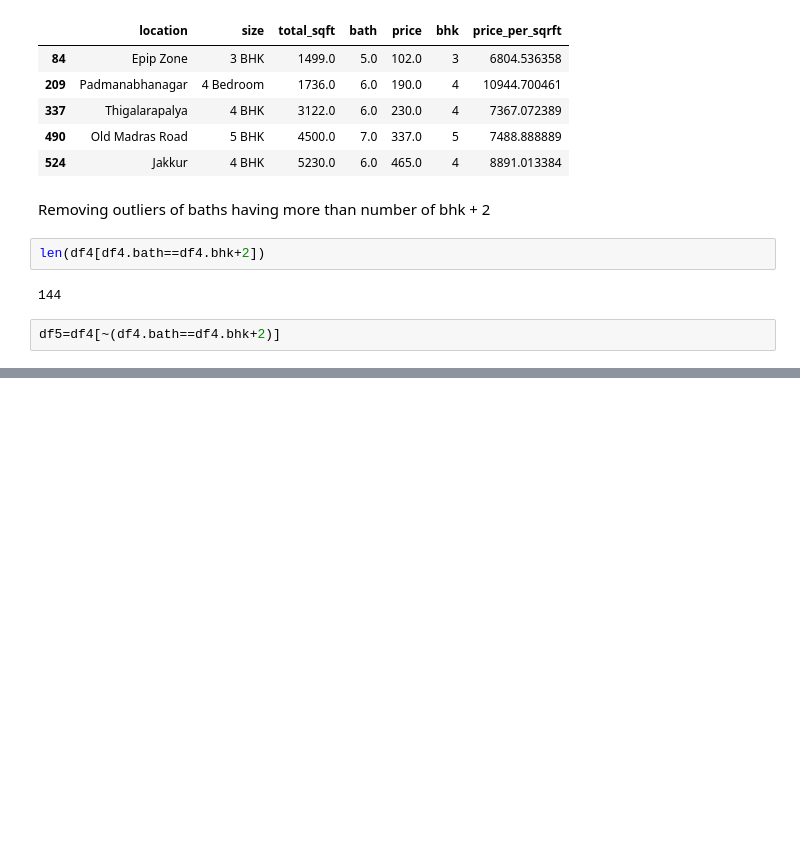
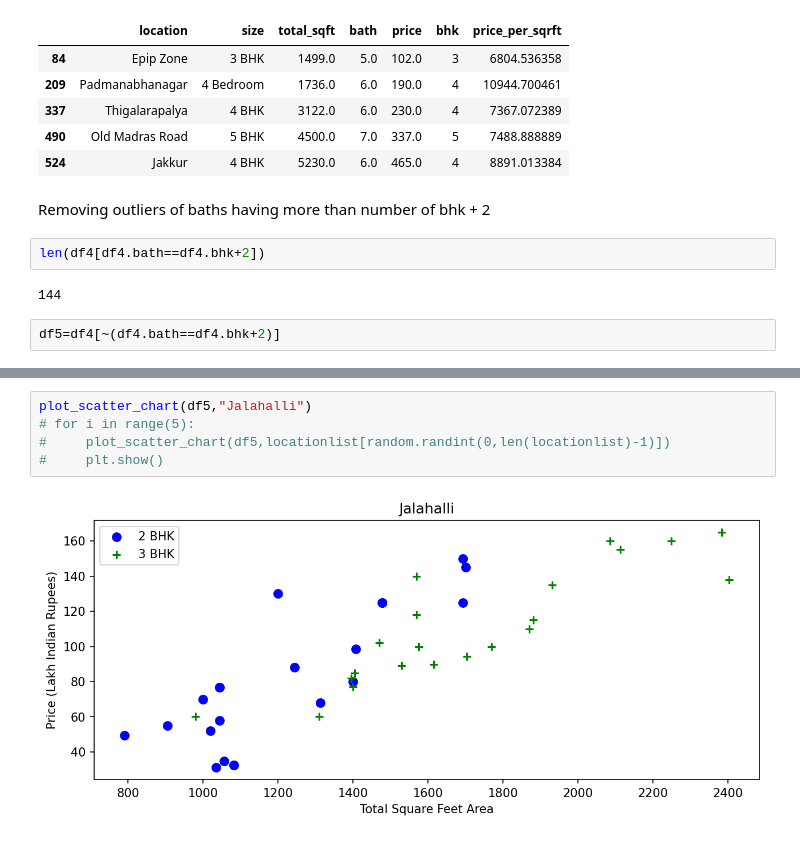
Before and after one commit to allan-mathews/Kaggle-Projects, a Jupyter notebook: bengaluru_house_pricing.ipynb, the cells around one changed output, grey strips where cells are left out. Saved outputs shown, nothing was run; the diff lists cells and outputs as text; blank space fills up the shorter version.

```diff
--- a/bengaluru_house_pricing.ipynb
+++ b/bengaluru_house_pricing.ipynb
@@ -234,3 +258,10 @@ sns.scatterplot(data=df5,x='bhk',y='total_sqft')
+# %%
+plot_scatter_chart(df5,"Jalahalli")
+# for i in range(5):
+#     plot_scatter_chart(df5,locationlist[random.randint(0,len(locationlist)-1)])
+#     plt.show()
+# %% [output]
+[figure, added]
 # %%
 def remove_pps_outliers(df):
     df_out = pd.DataFrame()
```
Also changed, not shown: parts of 5 cells of this notebook.
